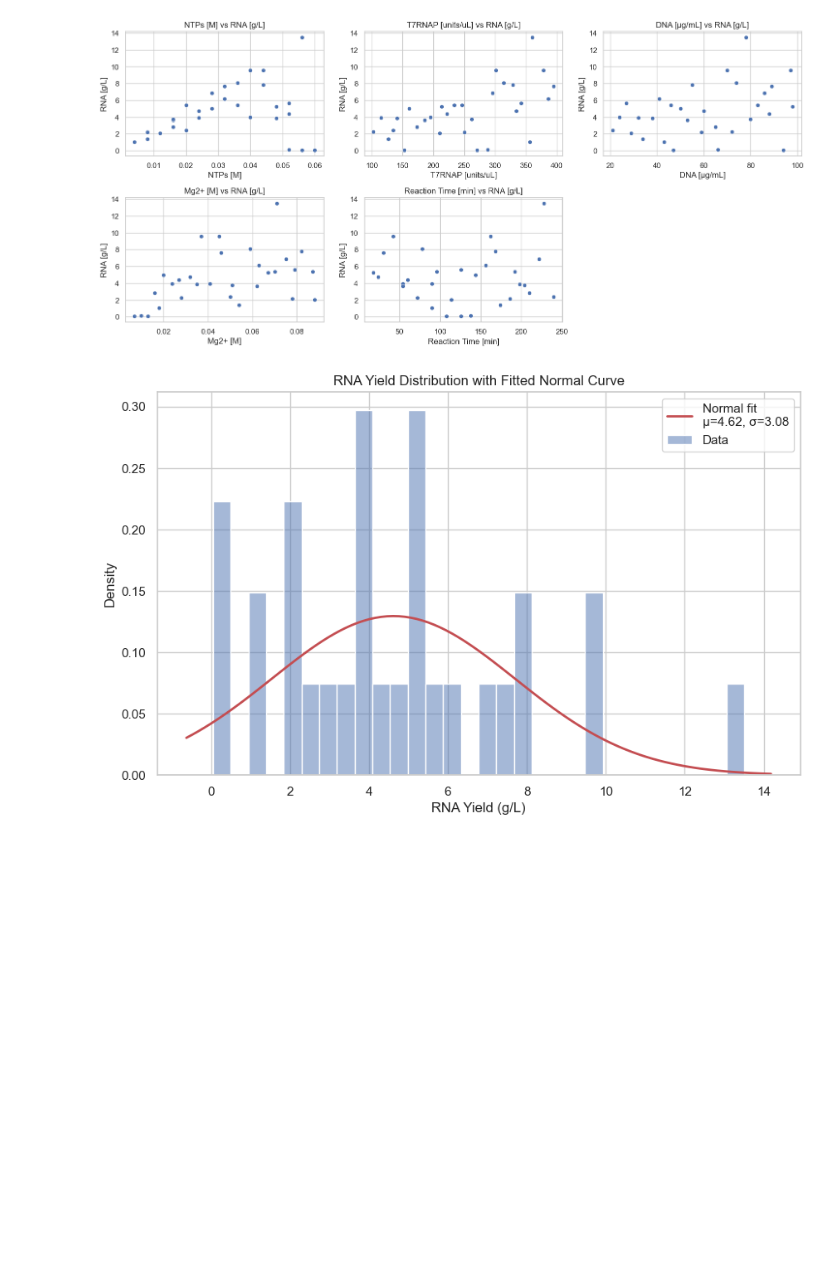
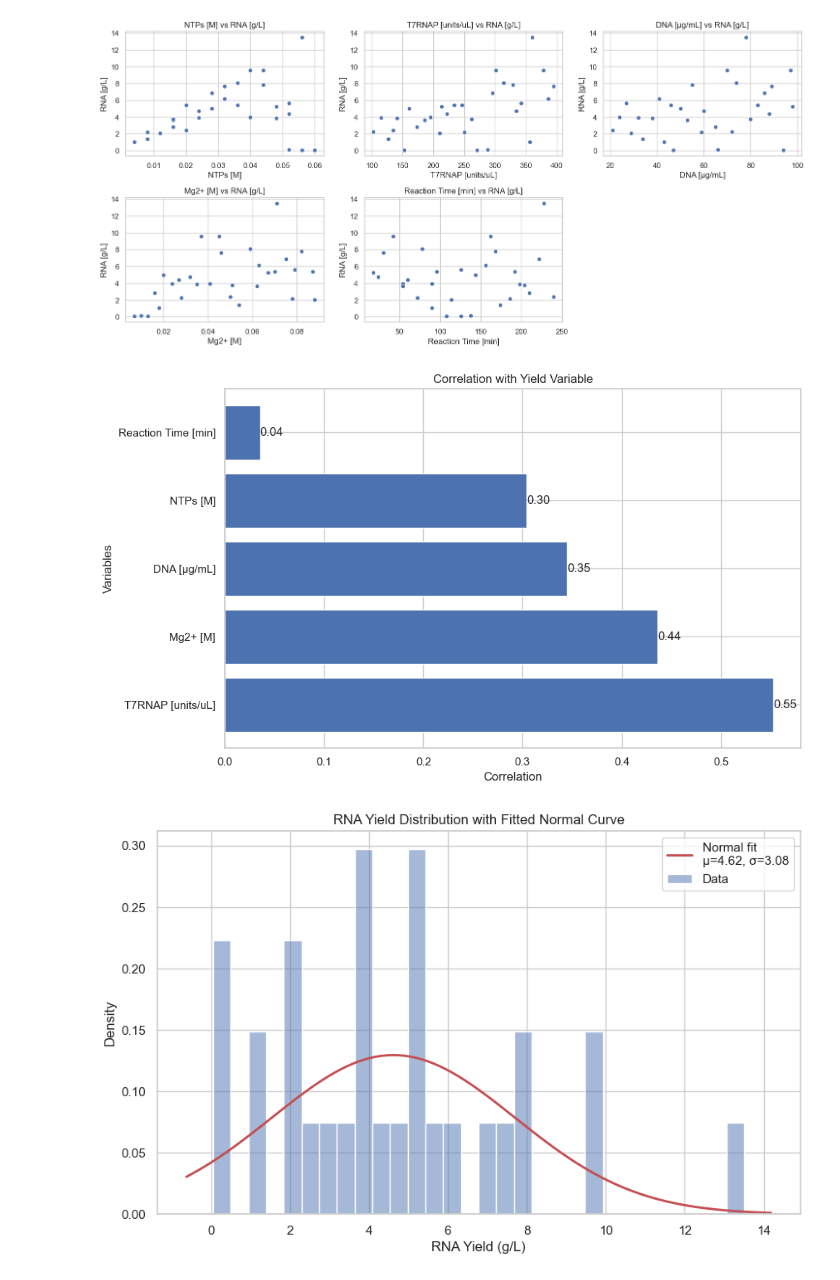
Before and after one commit to kesler20/phd_notebooks, a Jupyter notebook: 2025/07/multi-template model.ipynb, the cells around one changed output. Cells and saved outputs as stored; diff of their text form; code cells hidden in the pictures; blank space fills up the shorter version.

```diff
--- a/2025/07/multi-template model.ipynb
+++ b/2025/07/multi-template model.ipynb
@@ -68,6 +83,26 @@ for i, col in enumerate(X_columns):
 plt.tight_layout()
 # %% [output]
 [figure]
+# %%
+# Calculate the correlation coefficients with the yield variable
+corr_matrix = experimental_data.corr()
+correlations = corr_matrix[y_columns[0]].drop(y_columns[0])
+
+# Sort the correlations in descending order
+correlations = correlations.abs().sort_values(ascending=False)
+
+# Create a horizontal bar chart of the correlations
+plt.figure(figsize=(10, 6))
+plt.barh(correlations.index, correlations.values)
+plt.xlabel("Correlation")
+plt.ylabel("Variables")
+plt.title("Correlation with Yield Variable")
+plt.tight_layout()
+# add correlation values to the bars
+for index, value in enumerate(correlations):
+    plt.text(value, index, f"{value:.2f}", va="center")
+# %% [output]
+[figure, added]
 # %%
 # Fit a normal distribution
 mu, std = stats.norm.fit(response.values)
```
Also changed, not shown: parts of 31 cells of this notebook, 3 other files.
